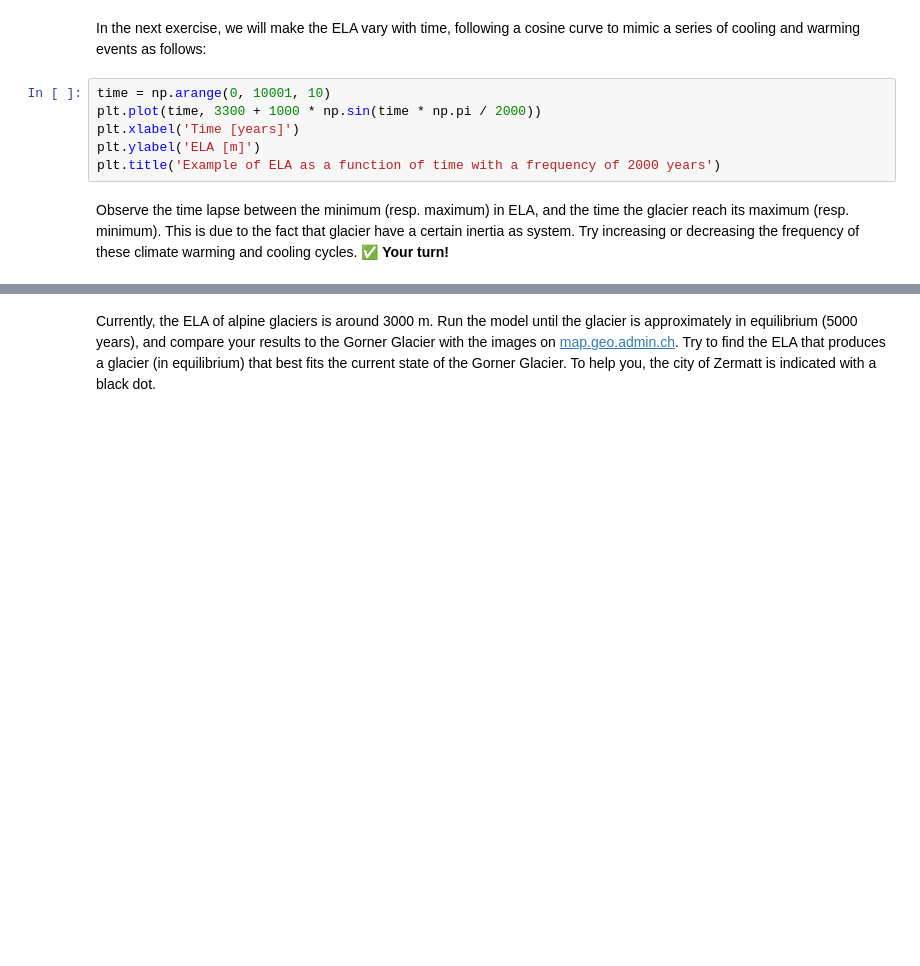
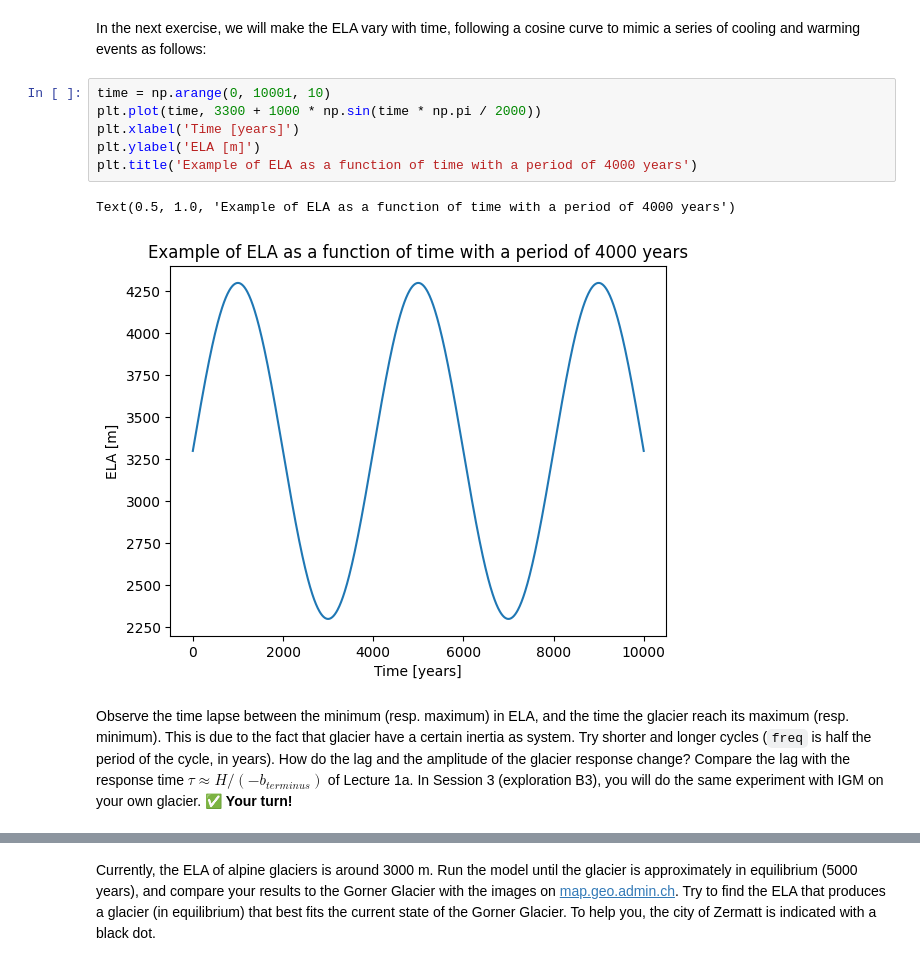
Before and after one commit to jouvetg/glamod, a Jupyter notebook: _sources/session1/1d-tutorial-sia-model.ipynb, the cells around one changed output, grey strips where cells are left out. Cells and saved outputs as stored; diff of their text form; blank space fills up the shorter version.

```diff
--- a/_sources/session1/1d-tutorial-sia-model.ipynb
+++ b/_sources/session1/1d-tutorial-sia-model.ipynb
@@ -283,11 +294,14 @@ In the next exercise, we will make the ELA vary with time, following a cosine cu
 # %%
 time = np.arange(0, 10001, 10)
 plt.plot(time, 3300 + 1000 * np.sin(time * np.pi / 2000))
 plt.xlabel('Time [years]')
 plt.ylabel('ELA [m]')
-plt.title('Example of ELA as a function of time with a frequency of 2000 years')
+plt.title('Example of ELA as a function of time with a period of 4000 years')
+# %% [output]
+Text(0.5, 1.0, 'Example of ELA as a function of time with a period of 4000 years')
+[figure, added]
 # %% [markdown]
-Observe the time lapse between the minimum (resp. maximum) in ELA, and the time the glacier reach its maximum (resp. minimum). This is due to the fact that glacier have a certain inertia as system. Try increasing or decreasing the frequency of these climate warming and cooling cycles.
+Observe the time lapse between the minimum (resp. maximum) in ELA, and the time the glacier reach its maximum (resp. minimum). This is due to the fact that glacier have a certain inertia as system. Try shorter and longer cycles (`freq` is half the period of the cycle, in years). How do the lag and the amplitude of the glacier response change? Compare the lag with the response time $\tau \approx H / (-b_{terminus})$ of Lecture 1a. In Session 3 (exploration B3), you will do the same experiment with IGM on your own glacier.
 ✅ **Your turn!**
 # %%
 import numpy as np
```
Also changed, not shown: parts of 11 cells of this notebook, 25 other files.
